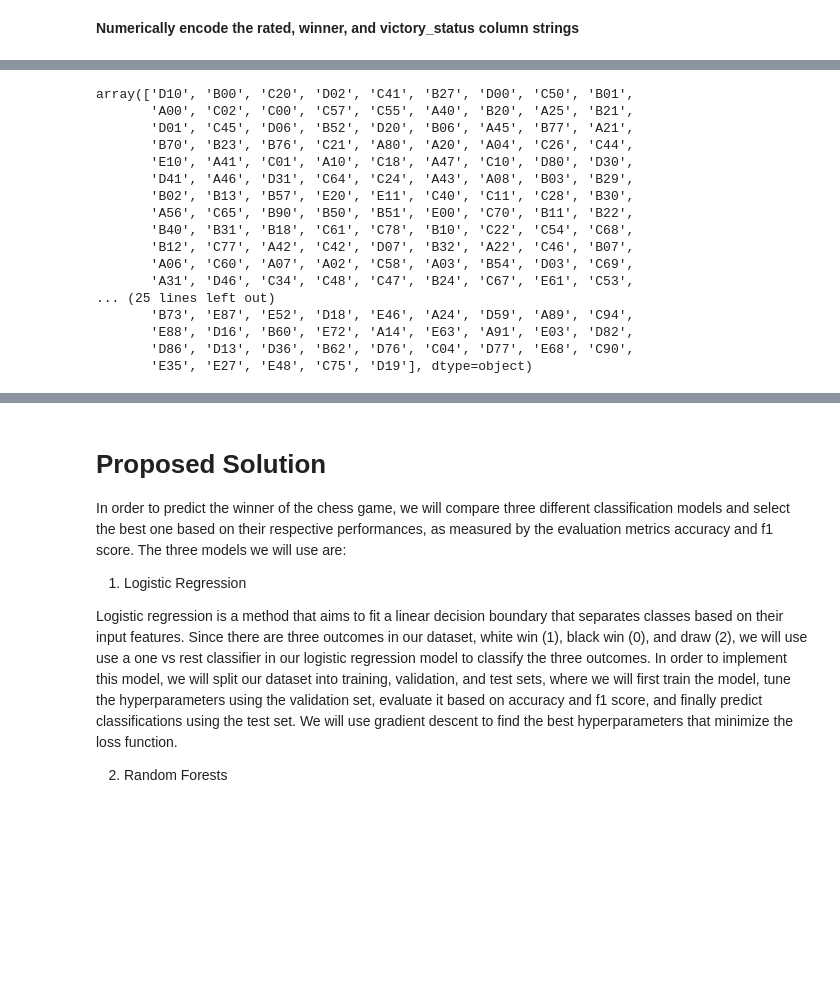
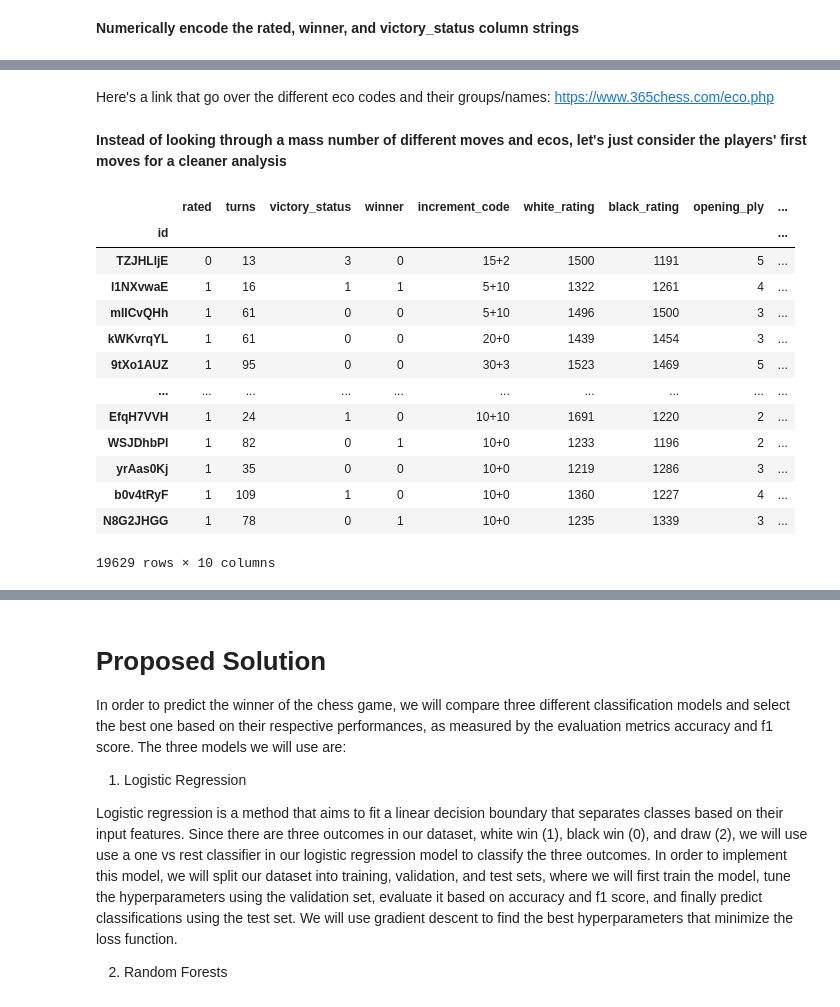
Before and after one commit to kalampark/Lichess-analysis-and-winner-prediction, a Jupyter notebook: FinalProjectGroup037-Wi23.ipynb, the cells around one changed output, grey strips where cells are left out. Cells and saved outputs as stored; diff of their text form; code cells hidden in the pictures; blank space fills up the shorter version.

```diff
--- a/FinalProjectGroup037-Wi23.ipynb
+++ b/FinalProjectGroup037-Wi23.ipynb
@@ -210,23 +214,32 @@ df.shape
-# %%
-#lets also put the opening eco codes into a numeric format
-
-unique_eco = df['opening_eco'].unique()
-unique_eco
-# %% [output]
-array(['D10', 'B00', 'C20', 'D02', 'C41', 'B27', 'D00', 'C50', 'B01',
-       'A00', 'C02', 'C00', 'C57', 'C55', 'A40', 'B20', 'A25', 'B21',
-       'D01', 'C45', 'D06', 'B52', 'D20', 'B06', 'A45', 'B77', 'A21',
-       'B70', 'B23', 'B76', 'C21', 'A80', 'A20', 'A04', 'C26', 'C44',
-       'E10', 'A41', 'C01', 'A10', 'C18', 'A47', 'C10', 'D80', 'D30',
-       'D41', 'A46', 'D31', 'C64', 'C24', 'A43', 'A08', 'B03', 'B29',
-       'B02', 'B13', 'B57', 'E20', 'E11', 'C40', 'C11', 'C28', 'B30',
-       'A56', 'C65', 'B90', 'B50', 'B51', 'E00', 'C70', 'B11', 'B22',
-       'B40', 'B31', 'B18', 'C61', 'C78', 'B10', 'C22', 'C54', 'C68',
-       'B12', 'C77', 'A42', 'C42', 'D07', 'B32', 'A22', 'C46', 'B07',
-       'A06', 'C60', 'A07', 'A02', 'C58', 'A03', 'B54', 'D03', 'C69',
-       'A31', 'D46', 'C34', 'C48', 'C47', 'B24', 'C67', 'E61', 'C53',
-... (25 lines left out)
-       'B73', 'E87', 'E52', 'D18', 'E46', 'A24', 'D59', 'A89', 'C94',
-       'E88', 'D16', 'B60', 'E72', 'A14', 'E63', 'A91', 'E03', 'D82',
-       'D86', 'D13', 'D36', 'B62', 'D76', 'C04', 'D77', 'E68', 'C90',
-       'E35', 'E27', 'E48', 'C75', 'D19'], dtype=object)
+# %% [markdown]
+Here's a link that go over the different eco codes and their groups/names: https://www.365chess.com/eco.php
+# %% [markdown]
+**Instead of looking through a mass number of different moves and ecos, let's just consider the players' first moves for a cleaner analysis**
+# %%
+#define a function that gets only the first two moves in the moves list
+def getFirstTwoMoves(moves):
+    splitted = moves.split(maxsplit=2)
+    if len(splitted) < 2:
+        return np.nan, np.nan
+    return splitted[0], splitted[1]
+# %%
+#apply this function to the moves column and vectprize
+first_two_moves = np.vectorize(getFirstTwoMoves)(df['moves'])
+df['white_first_move'], df['black_first_move'] = first_two_moves[0], first_two_moves[1]
+df = df.drop(['opening_eco', 'moves'], axis=1)
+df
+# %% [output]
+|  | rated | turns | victory_status | winner | increment_code | white_rating | black_rating | opening_ply | ... |
+| id |  |  |  |  |  |  |  |  | ... |
+| TZJHLljE | 0 | 13 | 3 | 0 | 15+2 | 1500 | 1191 | 5 | ... |
+| l1NXvwaE | 1 | 16 | 1 | 1 | 5+10 | 1322 | 1261 | 4 | ... |
+| mIICvQHh | 1 | 61 | 0 | 0 | 5+10 | 1496 | 1500 | 3 | ... |
+| kWKvrqYL | 1 | 61 | 0 | 0 | 20+0 | 1439 | 1454 | 3 | ... |
+| 9tXo1AUZ | 1 | 95 | 0 | 0 | 30+3 | 1523 | 1469 | 5 | ... |
+| ... | ... | ... | ... | ... | ... | ... | ... | ... | ... |
+| EfqH7VVH | 1 | 24 | 1 | 0 | 10+10 | 1691 | 1220 | 2 | ... |
+| WSJDhbPl | 1 | 82 | 0 | 1 | 10+0 | 1233 | 1196 | 2 | ... |
+| yrAas0Kj | 1 | 35 | 0 | 0 | 10+0 | 1219 | 1286 | 3 | ... |
+| b0v4tRyF | 1 | 109 | 1 | 0 | 10+0 | 1360 | 1227 | 4 | ... |
+| N8G2JHGG | 1 | 78 | 0 | 1 | 10+0 | 1235 | 1339 | 3 | ... |
+19629 rows × 10 columns
```
Also changed, not shown: parts of 17 cells of this notebook.
